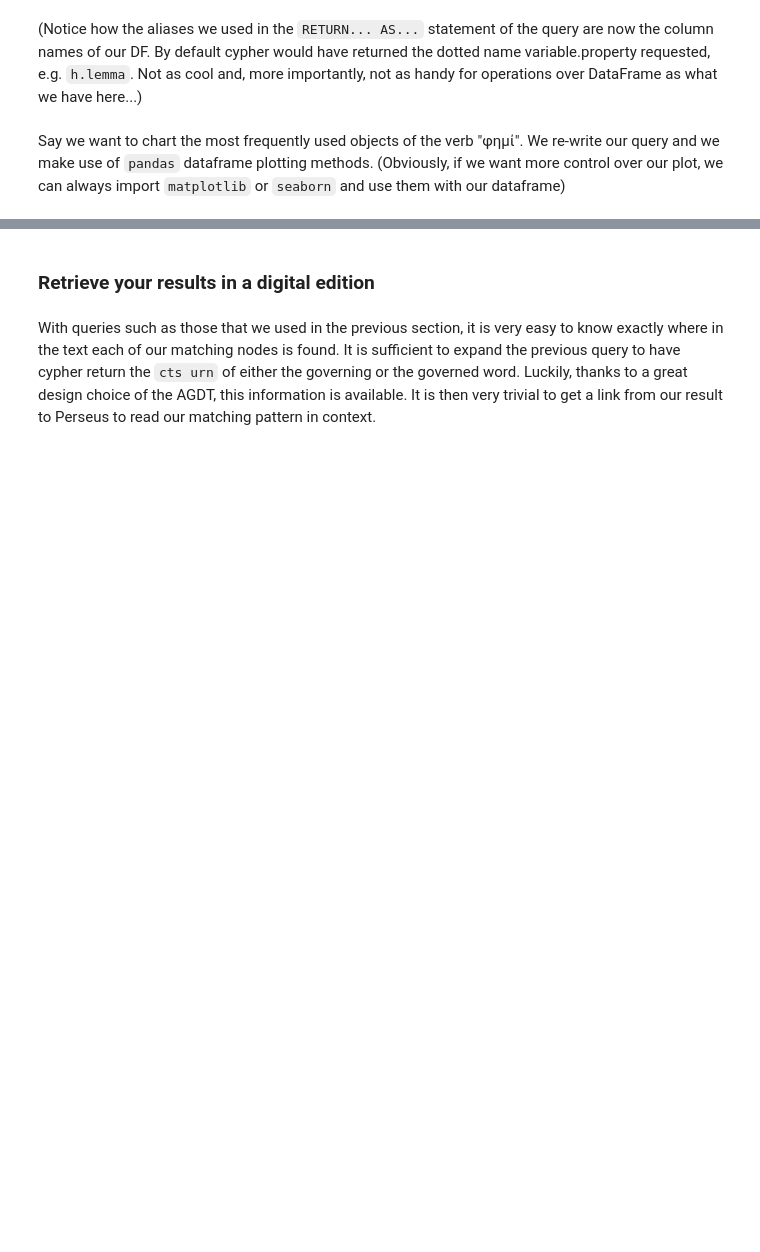
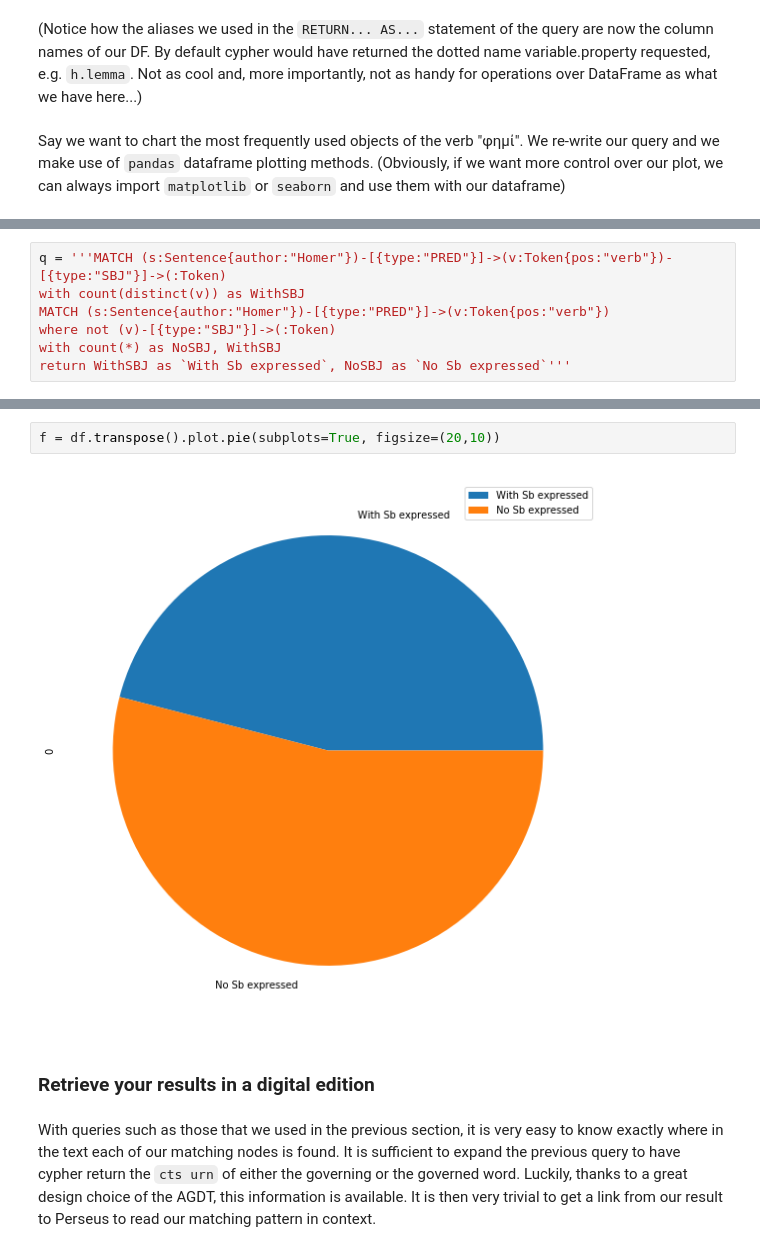
Before and after one commit to francescomambrini/gAGDT, a Jupyter notebook: notebooks/Use Cases.ipynb, the cells around one changed output, grey strips where cells are left out. Drawn from its saved outputs; the diff is of its cells as text; blank space fills up the shorter version.

```diff
--- a/notebooks/Use Cases.ipynb
+++ b/notebooks/Use Cases.ipynb
@@ -125,0 +132,7 @@ ax.plot()
+# %%
+q = '''MATCH (s:Sentence{author:"Homer"})-[{type:"PRED"}]->(v:Token{pos:"verb"})-[{type:"SBJ"}]->(:Token)
+with count(distinct(v)) as WithSBJ
+MATCH (s:Sentence{author:"Homer"})-[{type:"PRED"}]->(v:Token{pos:"verb"})
+where not (v)-[{type:"SBJ"}]->(:Token)
+with count(*) as NoSBJ, WithSBJ
+return WithSBJ as `With Sb expressed`, NoSBJ as `No Sb expressed`'''
@@ -126,3 +144,7 @@ ax.plot()
+# %%
+f = df.transpose().plot.pie(subplots=True, figsize=(20,10))
+# %% [output]
+[figure, added]
 # %% [markdown]
 ### Retrieve your results in a digital edition
 # %% [markdown]
```
Also changed, not shown: parts of 18 cells of this notebook, 10 other files.
